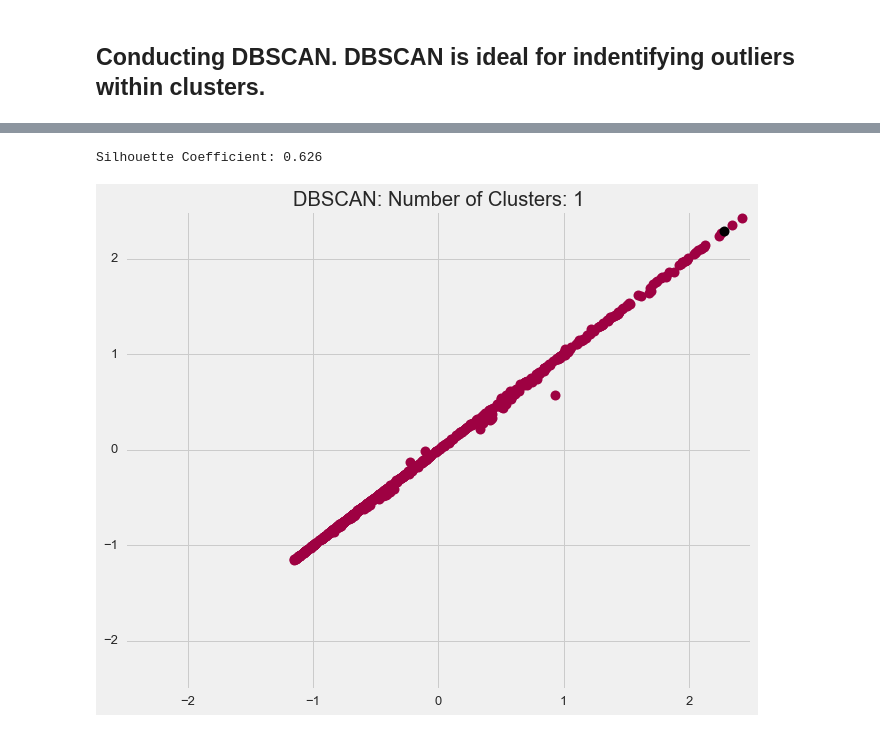
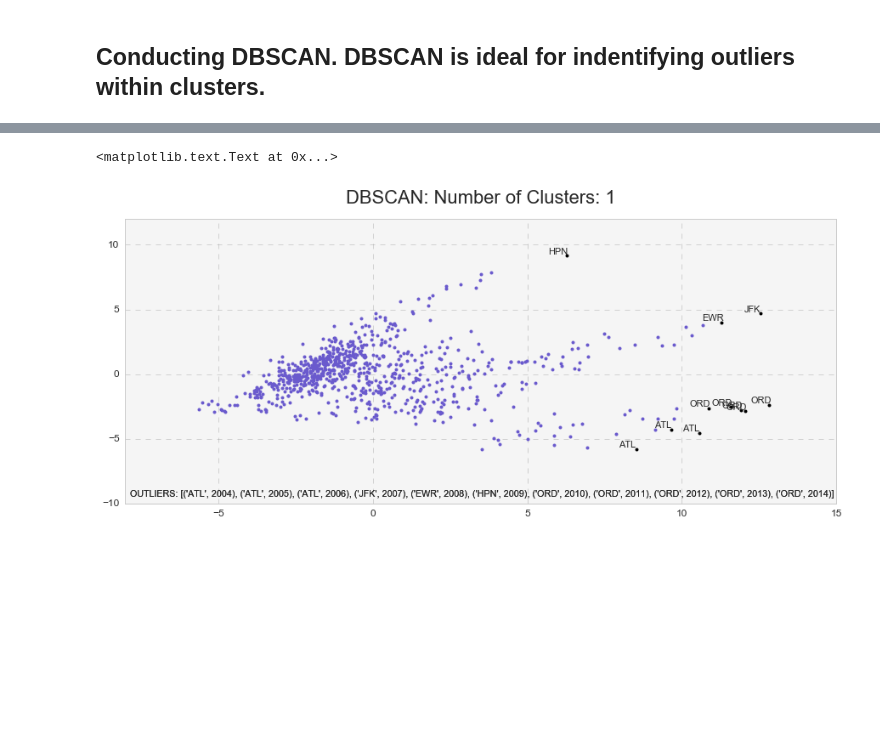
Before and after one commit to dmarinav/My-Projects, a Jupyter notebook: Airports/Part 2_EDA and Clusters.ipynb, the cells around one changed output, grey strips where cells are left out. Cells and saved outputs as stored; diff of their text form; code cells hidden in the pictures; blank space fills up the shorter version.

```diff
--- a/Airports/Part 2_EDA and Clusters.ipynb
+++ b/Airports/Part 2_EDA and Clusters.ipynb
@@ -574,8 +840,8 @@ cluster              799 non-null object
 dtypes: float64(18), int64(2), object(2)
 memory usage: 137.4+ KB
 # %%
-colors = {'Cluster 1' : 'indigo', 'Cluster 2' : 'olive'}
-liq_list = ['Cluster 1', 'Cluster 2']
+colors = {'Cluster 1' : 'slateblue', 'Cluster 2' : 'y'}
+liq_list = ['Cluster 1','Cluster 2']
 
 df3_copy['cluster'].value_counts()
 # %% [output]
@@ -707,13 +987,14 @@ interact(twister,el=(0,360), az=(0,360));
 # %% [markdown]
 ## Conducting DBSCAN. DBSCAN is ideal for indentifying outliers within clusters.
 # %%
-db = DBSCAN(eps=4, min_samples=10)
+db = DBSCAN(eps=2.4, min_samples=10)
+
 
 #3.8
 # %%
-X = StandardScaler().fit_transform(df_working)
+# X = StandardScaler().fit_transform(xPC)
 
-c=db.fit(X)
+c=db.fit(xPC)
 # %%
 core_samples = db.core_sample_indices_
 labels = db.labels_
@@ -739,6 +1020,7 @@ array([ 0,  0,  0,  0,  0,  0,  0,  0,  0,  0,  0,  0,  0,  0,  0,  0,  0,
 # %%
 #Identifying airports that are outliers
 df4=pd.concat([df3, pd.Series(db.labels_, name='lbl'),df['year']], axis=1)
-df4[df4['lbl']==-1]
+df5=df4[df4['lbl']==-1]
+df5
 # %% [output]
 |  | PC1 | PC2 | PC3 | dept_comp | arriv_comp | ontime_gate_dept | ontime_air_dept | ... |
@@ -759,41 +1046,52 @@ Silhouette Coefficient: 0.626
 # %%
-def plot_dbscan(db, X):
-    fig = plt.figure(figsize=(10,8))
+    fig = plt.figure(figsize=(15,6))
+    plt.style.use('seaborn-whitegrid')
 
+
+    plt.rcParams['axes.facecolor'] = 'whitesmoke'
     core_samples_mask = np.zeros_like(db.labels_, dtype=bool)
     core_samples_mask[db.core_sample_indices_] = True
     labels = db.labels_
 
     # Number of clusters in labels, ignoring noise if present.
     n_clusters_ = len(set(labels)) - (1 if -1 in labels else 0)
 
     # Black removed and is used for noise instead.
     unique_labels = set(labels)
-    colors = plt.cm.Spectral(np.linspace(0, 1, len(unique_labels)))
+#     colors = plt.cm.bwr(np.linspace(0, 1, len(unique_labels)))
+    colors=['slateblue', 'black']
     for k, col in zip(unique_labels, colors):
         if k == -1:
             # Black used for noise.
-            col = 'k'
+            col = 'black'
 
         class_member_mask = (labels == k)
 
         xy = X[class_member_mask & core_samples_mask]
         plt.plot(xy[:, 0], xy[:, 1], 'o', markerfacecolor=col,
-                 markeredgecolor='k', markersize=10)
+                 markeredgecolor='k', markersize=4)
 
         xy = X[class_member_mask & ~core_samples_mask]
         plt.plot(xy[:, 0], xy[:, 1], 'o', markerfacecolor=col,
-                 markeredgecolor='k', markersize=10)
+                 markeredgecolor='k', markersize=4)
+        air_year=zip (df5['airport'], df['year'])
+        plt.annotate('OUTLIERS: %s' % air_year, \
+             (0.007,.05), xycoords='axes fraction', textcoords='offset points', \
+             va='top', fontsize = 10.8)
 
 
-    plt.gca().set_xlim(-2.5,2.5)
-    plt.gca().set_ylim(-2.5,2.5)
-    plt.title('DBSCAN: Number of Clusters: %d' % n_clusters_);
+    for label, x, y in zip(df5['airport'], xy[:, 0], xy[:, 1]):
+        plt.annotate(
+        label,
+        xy=(x, y), xytext=(-10, 10),
+        textcoords='offset points', ha='center', va='top',
+        fontsize=11)
+#
 
-plot_dbscan(db, X)
-
-print("Silhouette Coefficient: %0.3f"
-      % silhouette_score(X, labels))
+    plt.gca().set_xlim(-8,15)
+    plt.gca().set_ylim(-10,12)
+    plt.grid(color='gray', linestyle='--', alpha=.3)
+    plt.title('DBSCAN: Number of Clusters: %d' % n_clusters_, y=1.04, fontsize=22)
 # %% [output]
-Silhouette Coefficient: 0.626
+<matplotlib.text.Text at 0x...>
-[figure, old version]
+[figure, new version]
```
Also changed, not shown: parts of 69 cells of this notebook, 6 other files.
